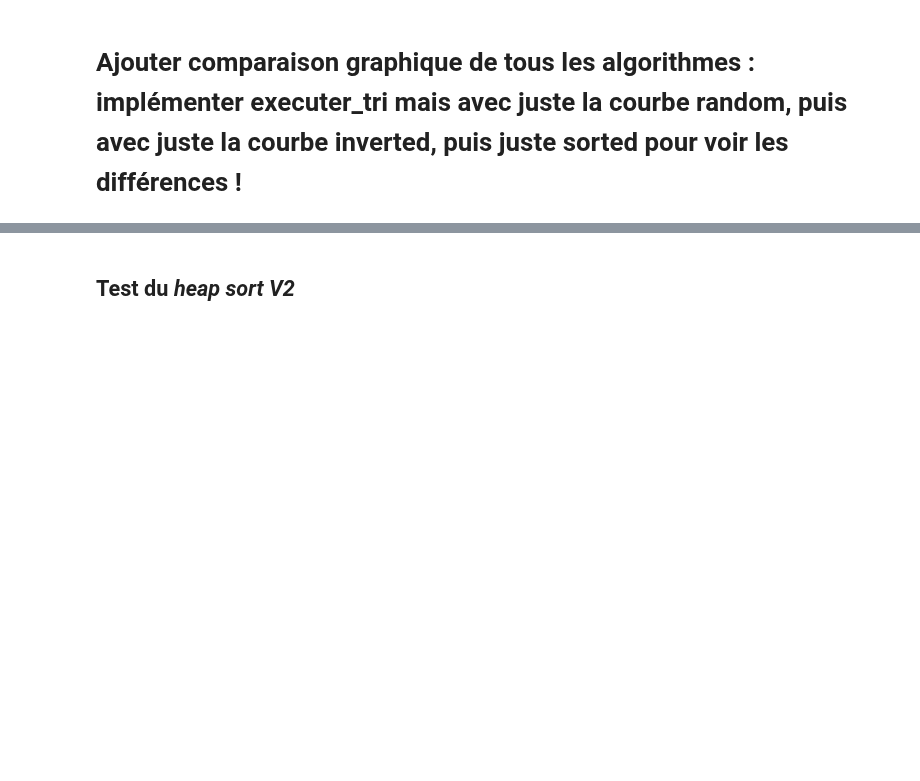
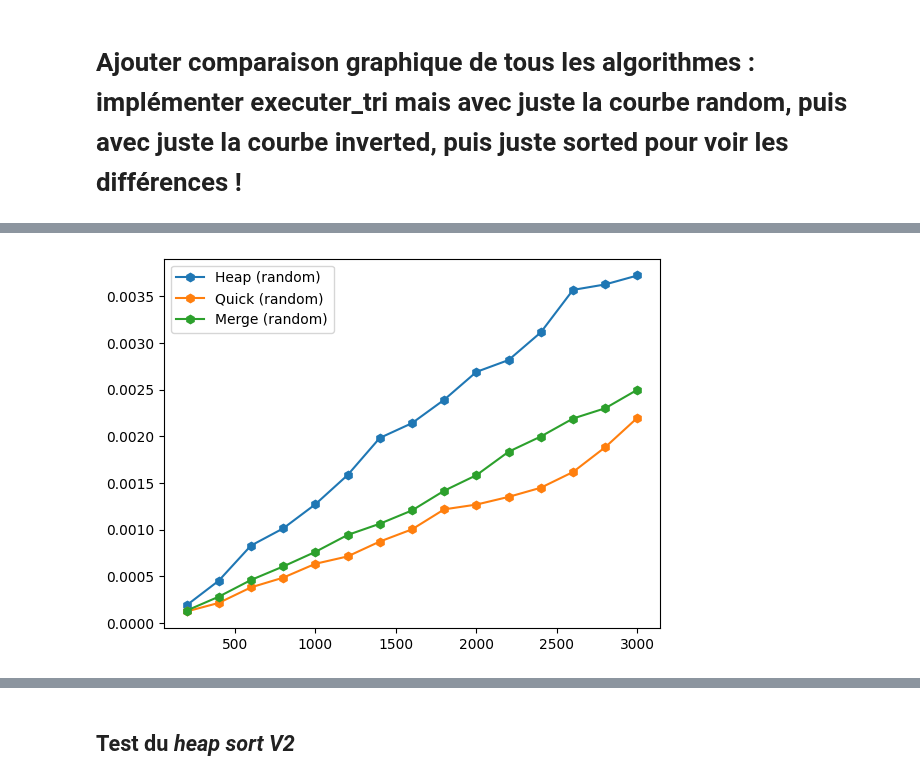
Before and after one commit to zshelali/projet-it4-complexity, a Jupyter notebook: TP - 2023 - Time Complexity sorting algorithms.ipynb, the cells around one changed output, grey strips where cells are left out. Cells and saved outputs as stored; diff of their text form; code cells hidden in the pictures; blank space fills up the shorter version.

```diff
--- a/TP - 2023 - Time Complexity sorting algorithms.ipynb
+++ b/TP - 2023 - Time Complexity sorting algorithms.ipynb
@@ -919,0 +937,6 @@ Note : Original bubble sort n'a pas été implémenté mais il correspond au sim
+# %%
+executerTri(heap_sort, 'h', 'Heap', 15, 200, True, "random")
+executerTri(quick_sort_rec, 'h', 'Quick', 15, 200, False, "random")
+executerTri(merge_sort, 'h', 'Merge', 15, 200, False, "random")
+# %% [output]
+[figure, added]
```
Also changed, not shown: parts of 32 cells of this notebook.
